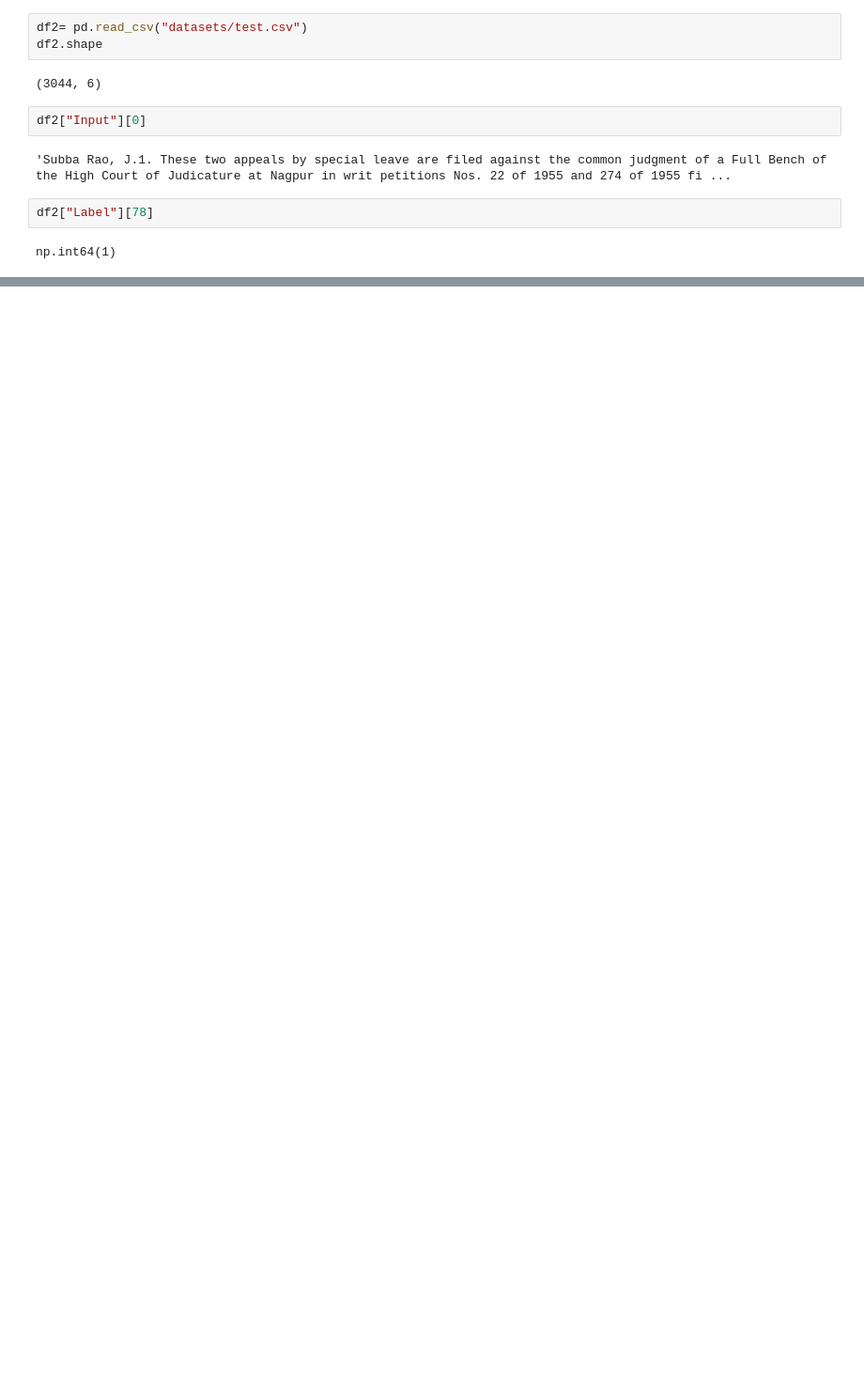
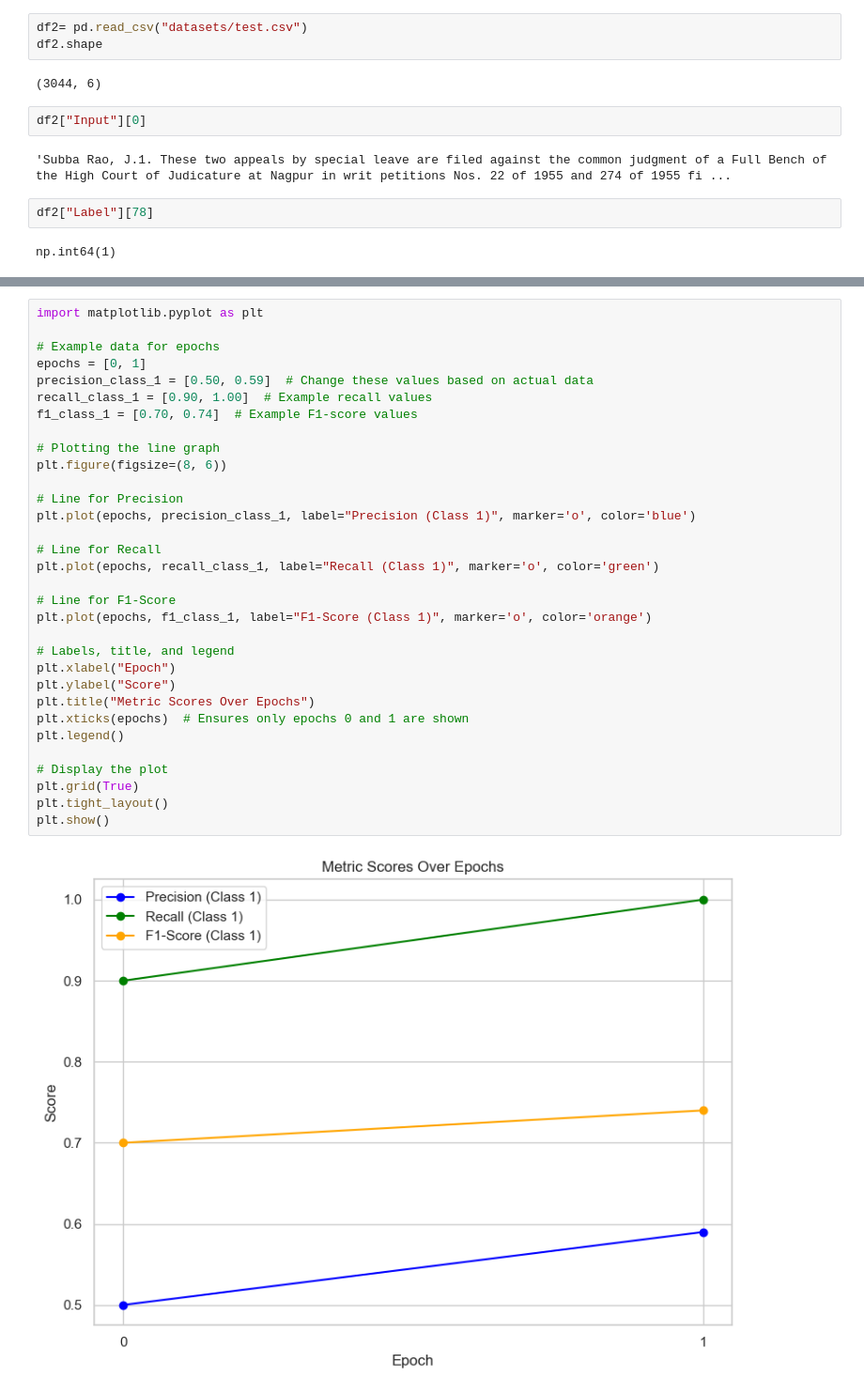
Before and after one commit to shivamlth27/Predicting-Judgment-decisions-using-LLM, a Jupyter notebook: train.ipynb, the cells around one changed output, grey strips where cells are left out. Shown at 94% size. Drawn from its saved outputs; the diff is of its cells as text; blank space fills up the shorter version.

```diff
--- a/train.ipynb
+++ b/train.ipynb
@@ -234,0 +327,34 @@ np.int64(1)
+# %%
+import matplotlib.pyplot as plt
+
+# Example data for epochs
+epochs = [0, 1]
+precision_class_1 = [0.50, 0.59]  # Change these values based on actual data
+recall_class_1 = [0.90, 1.00]  # Example recall values
+f1_class_1 = [0.70, 0.74]  # Example F1-score values
+
+# Plotting the line graph
+plt.figure(figsize=(8, 6))
+
+# Line for Precision
+plt.plot(epochs, precision_class_1, label="Precision (Class 1)", marker='o', color='blue')
+
+# Line for Recall
+plt.plot(epochs, recall_class_1, label="Recall (Class 1)", marker='o', color='green')
+
+# Line for F1-Score
+plt.plot(epochs, f1_class_1, label="F1-Score (Class 1)", marker='o', color='orange')
+
+# Labels, title, and legend
+plt.xlabel("Epoch")
+plt.ylabel("Score")
+plt.title("Metric Scores Over Epochs")
+plt.xticks(epochs)  # Ensures only epochs 0 and 1 are shown
+plt.legend()
+
+# Display the plot
+plt.grid(True)
+plt.tight_layout()
+plt.show()
+# %% [output]
+[figure, added]
```
Also changed, not shown: parts of 13 cells of this notebook, 1 other file.
